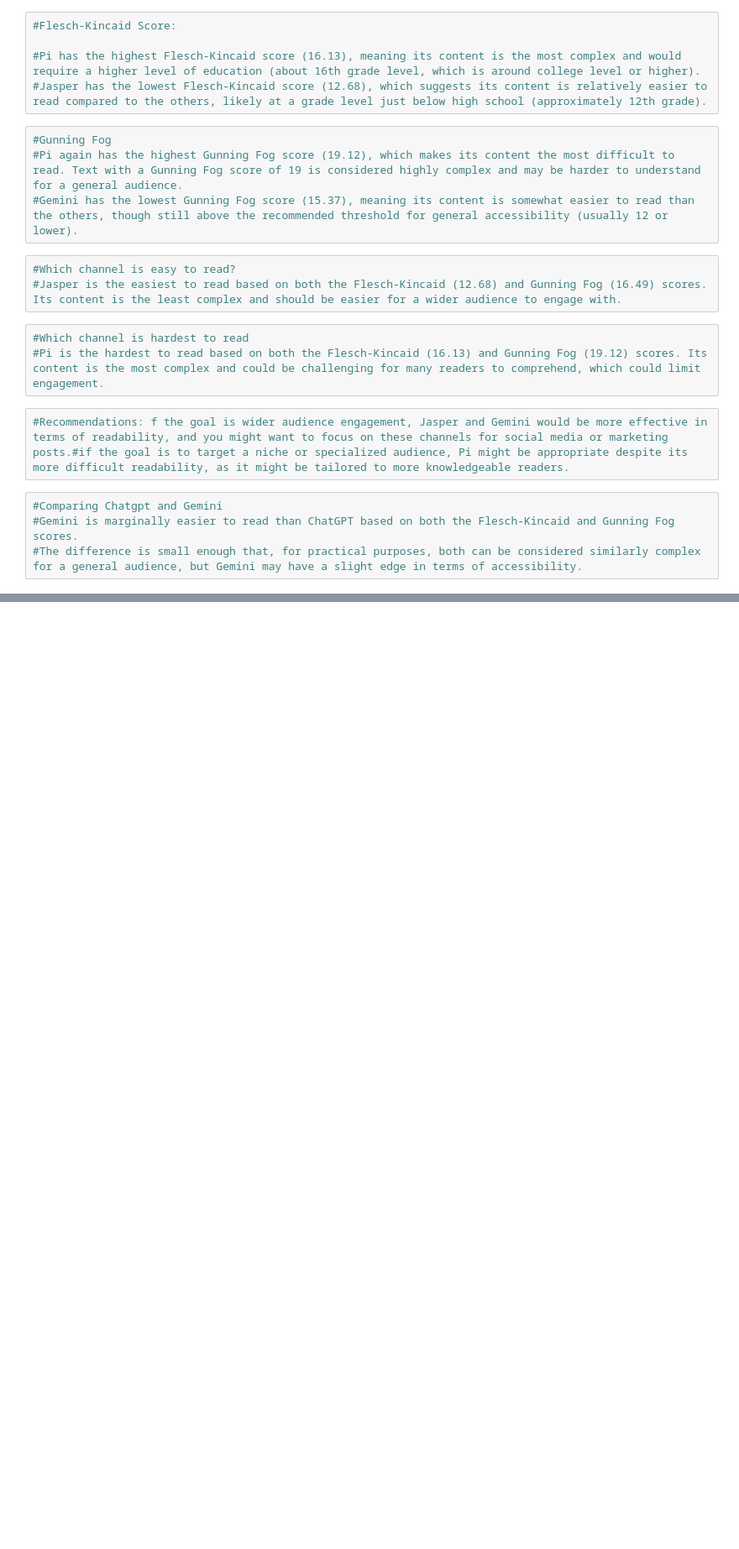
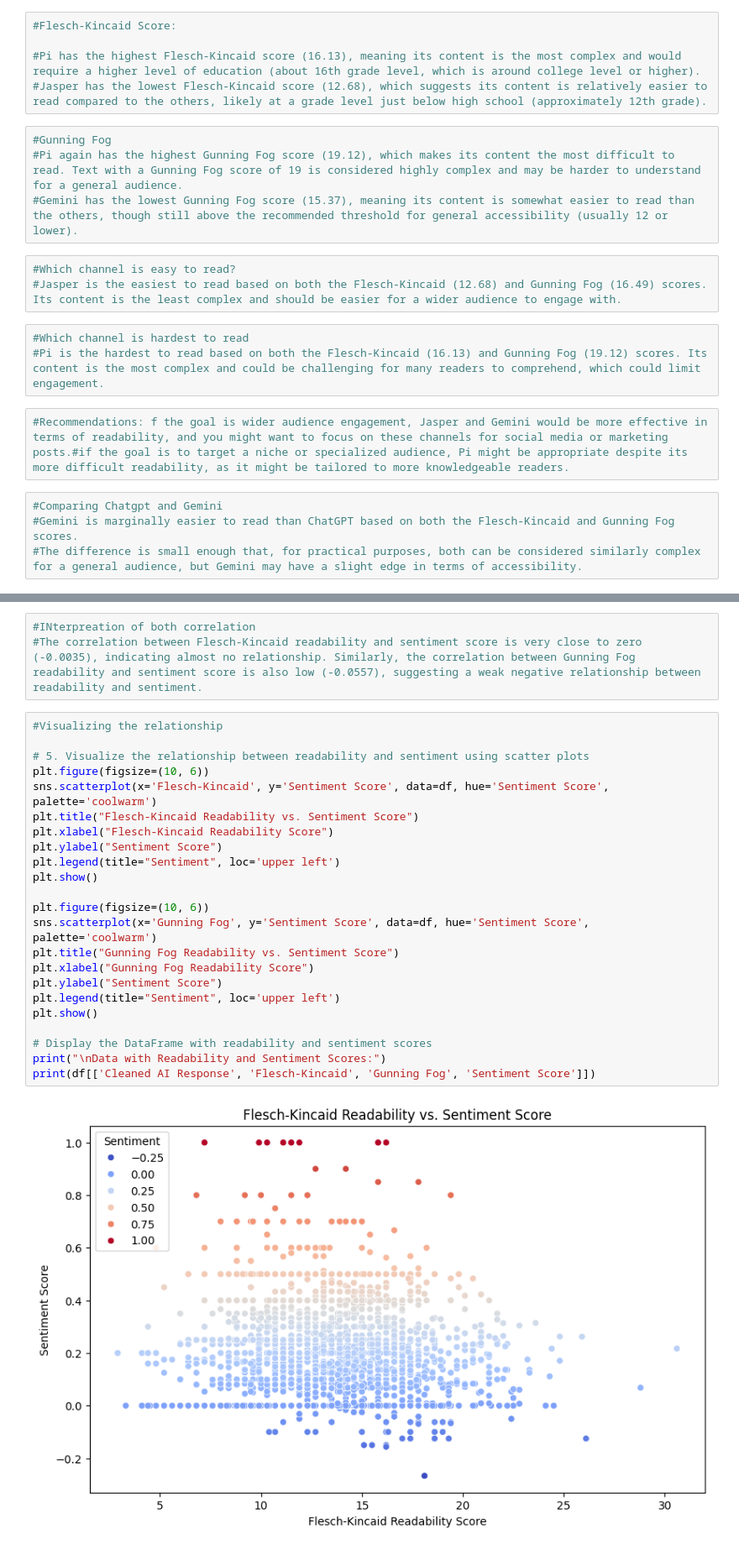
Before and after one commit to NoorMemonzz/Dynamic-Email-Generator-Python, a Jupyter notebook: Copy_of_Readability_and_topic.ipynb, the cells around one changed output, grey strips where cells are left out. Shown at 84% size. Cells and saved outputs as stored; diff of their text form; blank space fills up the shorter version.

Commit message:
Created using Colab -- Readability test through Flesch kincaid and Gunning fod index. Still working on null hypothesis, and alternate hypothesis.

```diff
--- a/Copy_of_Readability_and_topic.ipynb
+++ b/Copy_of_Readability_and_topic.ipynb
@@ -123,0 +234,28 @@ plt.show()
+# %%
+#INterpreation of both correlation
+#The correlation between Flesch-Kincaid readability and sentiment score is very close to zero (-0.0035), indicating almost no relationship. Similarly, the correlation between Gunning Fog readability and sentiment score is also low (-0.0557), suggesting a weak negative relationship between readability and sentiment.
+# %%
+#Visualizing the relationship
+
+# 5. Visualize the relationship between readability and sentiment using scatter plots
+plt.figure(figsize=(10, 6))
+sns.scatterplot(x='Flesch-Kincaid', y='Sentiment Score', data=df, hue='Sentiment Score', palette='coolwarm')
+plt.title("Flesch-Kincaid Readability vs. Sentiment Score")
+plt.xlabel("Flesch-Kincaid Readability Score")
+plt.ylabel("Sentiment Score")
+plt.legend(title="Sentiment", loc='upper left')
+plt.show()
+
+plt.figure(figsize=(10, 6))
+sns.scatterplot(x='Gunning Fog', y='Sentiment Score', data=df, hue='Sentiment Score', palette='coolwarm')
+plt.title("Gunning Fog Readability vs. Sentiment Score")
+plt.xlabel("Gunning Fog Readability Score")
+plt.ylabel("Sentiment Score")
+plt.legend(title="Sentiment", loc='upper left')
+plt.show()
+
+# Display the DataFrame with readability and sentiment scores
+print("\nData with Readability and Sentiment Scores:")
+print(df[['Cleaned AI Response', 'Flesch-Kincaid', 'Gunning Fog', 'Sentiment Score']])
+# %% [output]
+[figure, added]
```
Also changed, not shown: parts of 8 cells of this notebook.
